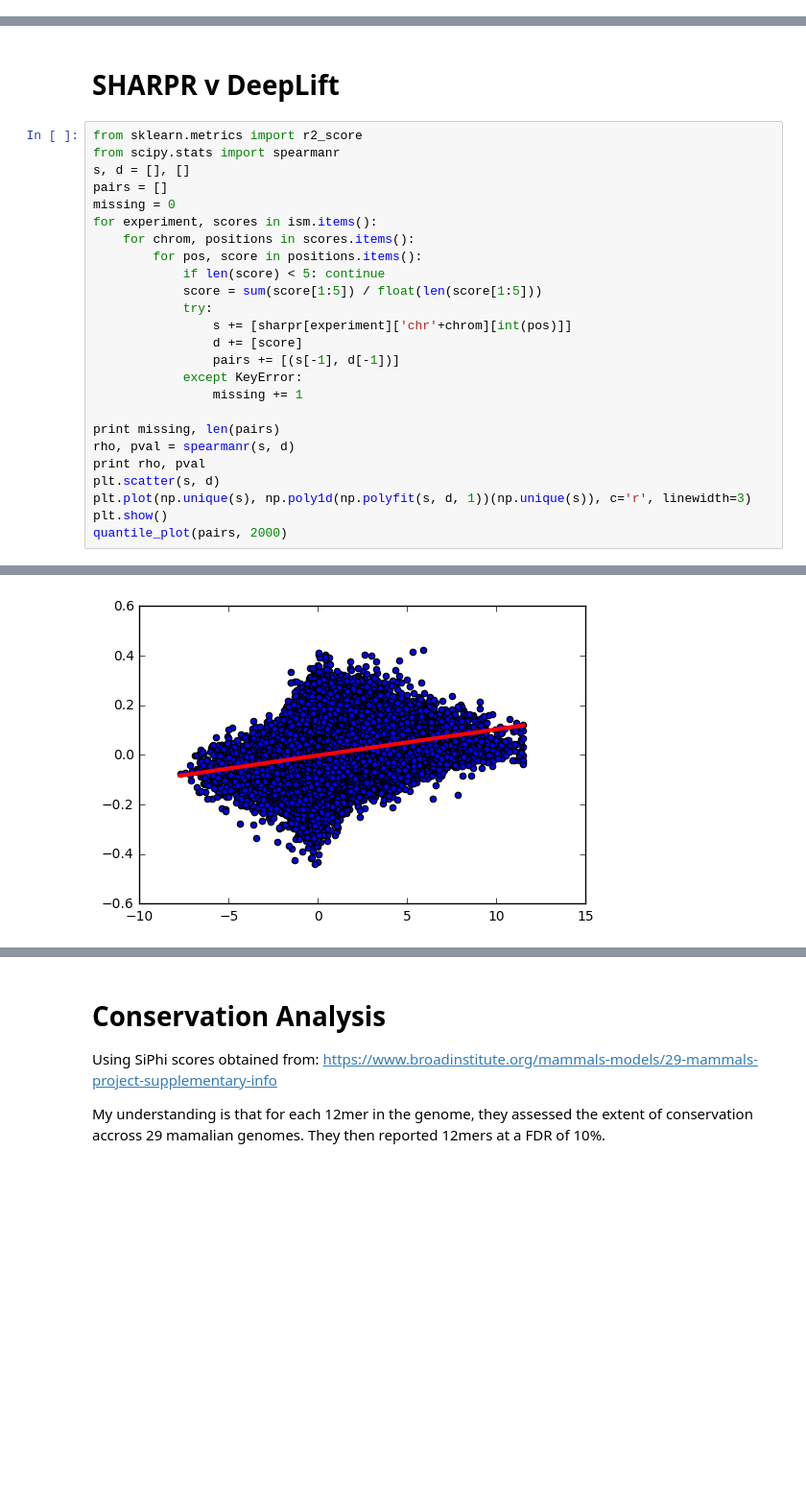
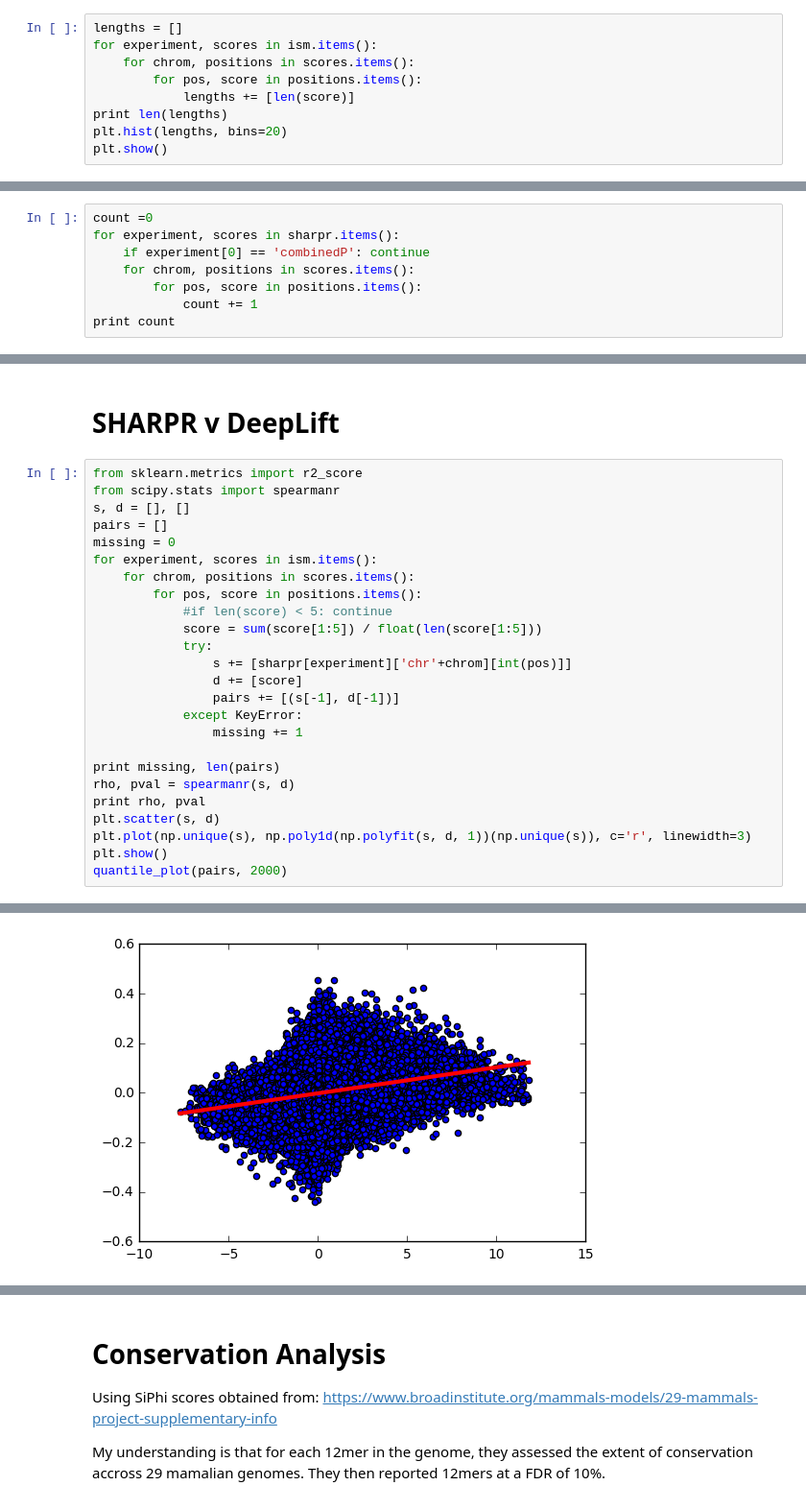
Before and after one commit to irvhsu/cs273b-project, a Jupyter notebook: notebooks/interpretation_ism.ipynb, the cells around one changed output, grey strips where cells are left out. Shown at 96% size. Cells and saved outputs as stored; diff of their text form; blank space fills up the shorter version.

Commit message:
But anyway, here's some plots

```diff
--- a/notebooks/interpretation_ism.ipynb
+++ b/notebooks/interpretation_ism.ipynb
@@ -74,3 +74,12 @@ with open('ism_scores_signed.csv') as _ism:
         if pos not in ism[experiment][chrom]: ism[experiment][chrom][pos] = []
 
         ism[experiment][chrom][pos] += [score]
+# %%
+lengths = []
+for experiment, scores in ism.items():
+    for chrom, positions in scores.items():
+        for pos, score in positions.items():
+            lengths += [len(score)]
+print len(lengths)
+plt.hist(lengths, bins=20)
+plt.show()
@@ -76,0 +89,8 @@ with open('ism_scores_signed.csv') as _ism:
+# %%
+count =0
+for experiment, scores in sharpr.items():
+    if experiment[0] == 'combinedP': continue
+    for chrom, positions in scores.items():
+        for pos, score in positions.items():
+            count += 1
+print count
@@ -85,7 +107,7 @@ missing = 0
 for experiment, scores in ism.items():
     for chrom, positions in scores.items():
         for pos, score in positions.items():
-            if len(score) < 5: continue
+            #if len(score) < 5: continue
             score = sum(score[1:5]) / float(len(score[1:5]))
             try:
                 s += [sharpr[experiment]['chr'+chrom][int(pos)]]
@@ -107 +129 @@ quantile_plot(pairs, 2000)
-[figure, old version]
+[figure, new version]
```
Also changed, not shown: parts of 3 cells of this notebook, 3 other files.
